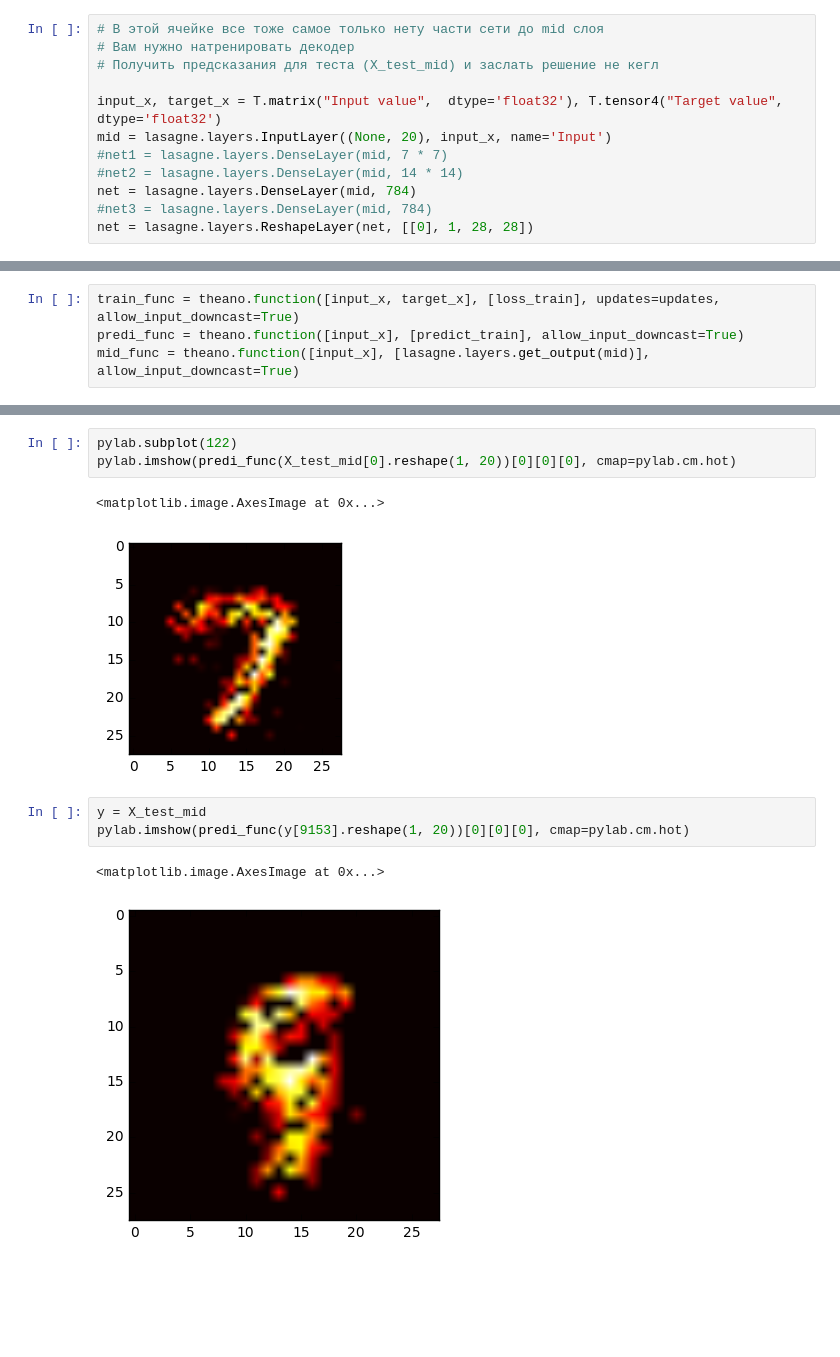
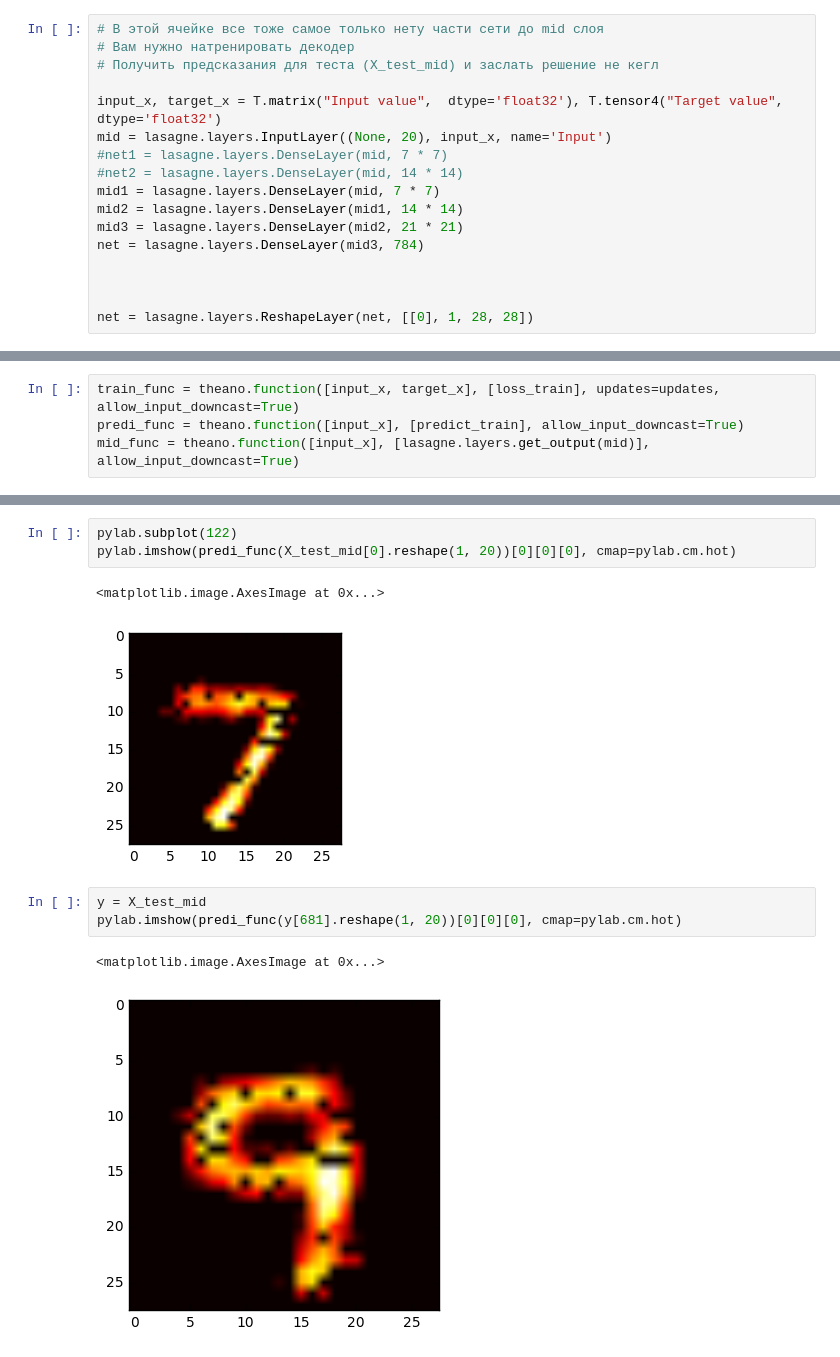
Before and after one commit to owoshch/DMIA, a Jupyter notebook: MNIST_autoencoder_theano_hw0.ipynb, the cells around one changed output, grey strips where cells are left out. Cells and saved outputs as stored; diff of their text form; blank space fills up the shorter version.

```diff
--- a/MNIST_autoencoder_theano_hw0.ipynb
+++ b/MNIST_autoencoder_theano_hw0.ipynb
@@ -174,8 +171,13 @@ input_x, target_x = T.matrix("Input value",  dtype='float32'), T.tensor4("Target
 mid = lasagne.layers.InputLayer((None, 20), input_x, name='Input')
 #net1 = lasagne.layers.DenseLayer(mid, 7 * 7)
 #net2 = lasagne.layers.DenseLayer(mid, 14 * 14)
-net = lasagne.layers.DenseLayer(mid, 784)
-#net3 = lasagne.layers.DenseLayer(mid, 784)
+mid1 = lasagne.layers.DenseLayer(mid, 7 * 7)
+mid2 = lasagne.layers.DenseLayer(mid1, 14 * 14)
+mid3 = lasagne.layers.DenseLayer(mid2, 21 * 21)
+net = lasagne.layers.DenseLayer(mid3, 784)
+
+
+
 net = lasagne.layers.ReshapeLayer(net, [[0], 1, 28, 28])
 # %%
 predict_train = lasagne.layers.get_output(net)
@@ -214,10 +216,10 @@ pylab.subplot(122)
 pylab.imshow(predi_func(X_test_mid[0].reshape(1, 20))[0][0][0], cmap=pylab.cm.hot)
 # %% [output]
 <matplotlib.image.AxesImage at 0x...>
-[figure, old version]
+[figure, new version]
 # %%
 y = X_test_mid
-pylab.imshow(predi_func(y[9153].reshape(1, 20))[0][0][0], cmap=pylab.cm.hot)
+pylab.imshow(predi_func(y[681].reshape(1, 20))[0][0][0], cmap=pylab.cm.hot)
 # %% [output]
 <matplotlib.image.AxesImage at 0x...>
-[figure, old version]
+[figure, new version]
```
Also changed, not shown: parts of 6 cells of this notebook.
